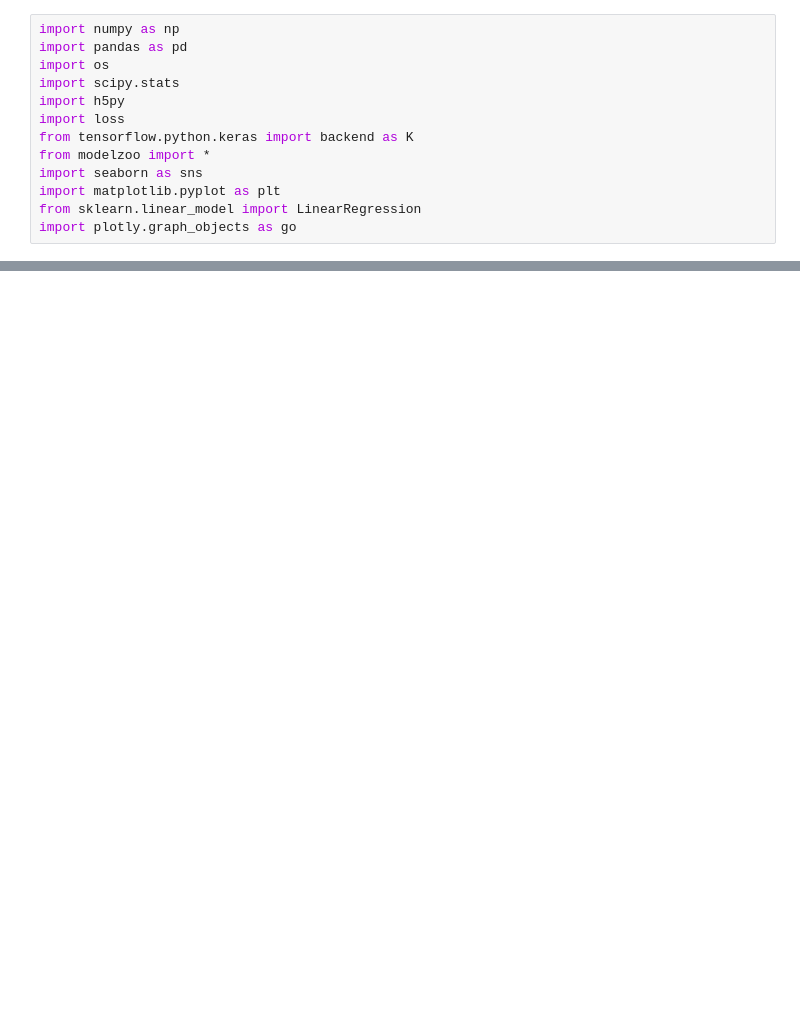
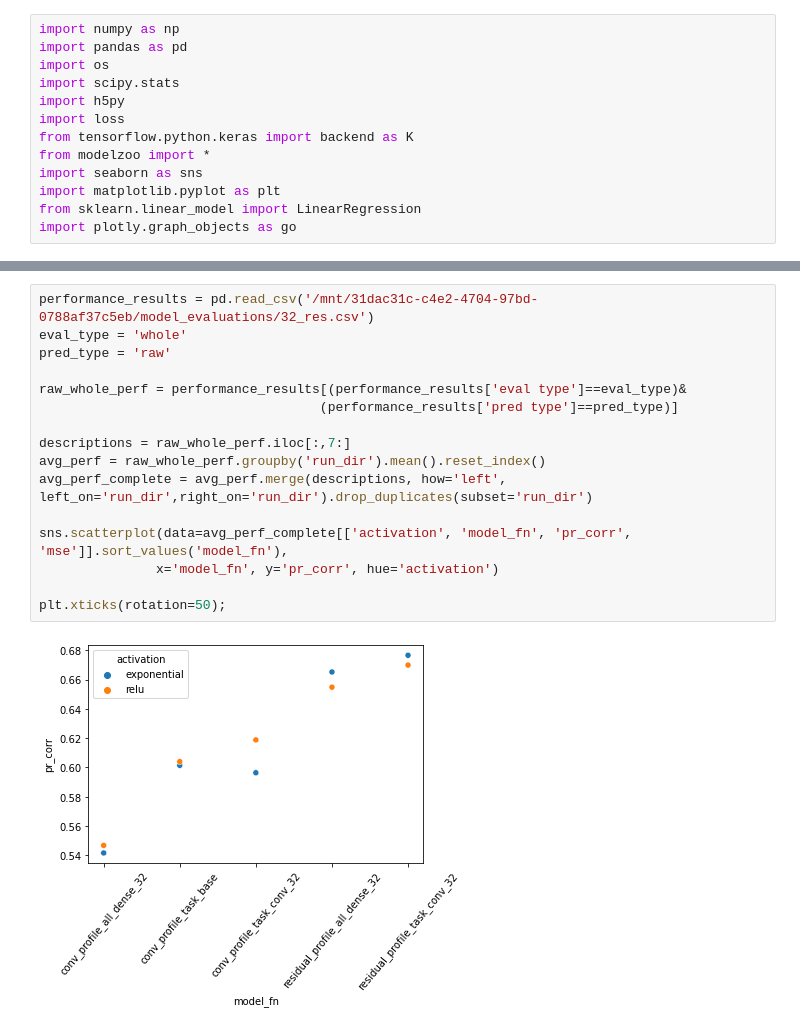
Before and after one commit to amberT15/QuantPred, a Jupyter notebook: evaluation.ipynb, the cells around one changed output, grey strips where cells are left out. Cells and saved outputs as stored; diff of their text form; blank space fills up the shorter version.

Commit message:
results for new models

```diff
--- a/evaluation.ipynb
+++ b/evaluation.ipynb
@@ -348,0 +50,18 @@ _=fig.suptitle('bpnet avg performance across cell lines')
+# %%
+performance_results = pd.read_csv('/mnt/31dac31c-c4e2-4704-97bd-0788af37c5eb/model_evaluations/32_res.csv')
+eval_type = 'whole'
+pred_type = 'raw'
+
+raw_whole_perf = performance_results[(performance_results['eval type']==eval_type)&
+                                    (performance_results['pred type']==pred_type)]
+
+descriptions = raw_whole_perf.iloc[:,7:]
+avg_perf = raw_whole_perf.groupby('run_dir').mean().reset_index()
+avg_perf_complete = avg_perf.merge(descriptions, how='left', left_on='run_dir',right_on='run_dir').drop_duplicates(subset='run_dir')
+
+sns.scatterplot(data=avg_perf_complete[['activation', 'model_fn', 'pr_corr', 'mse']].sort_values('model_fn'),
+               x='model_fn', y='pr_corr', hue='activation')
+
+plt.xticks(rotation=50);
+# %% [output]
+[figure, added]
```
Also changed, not shown: parts of 39 cells of this notebook.
